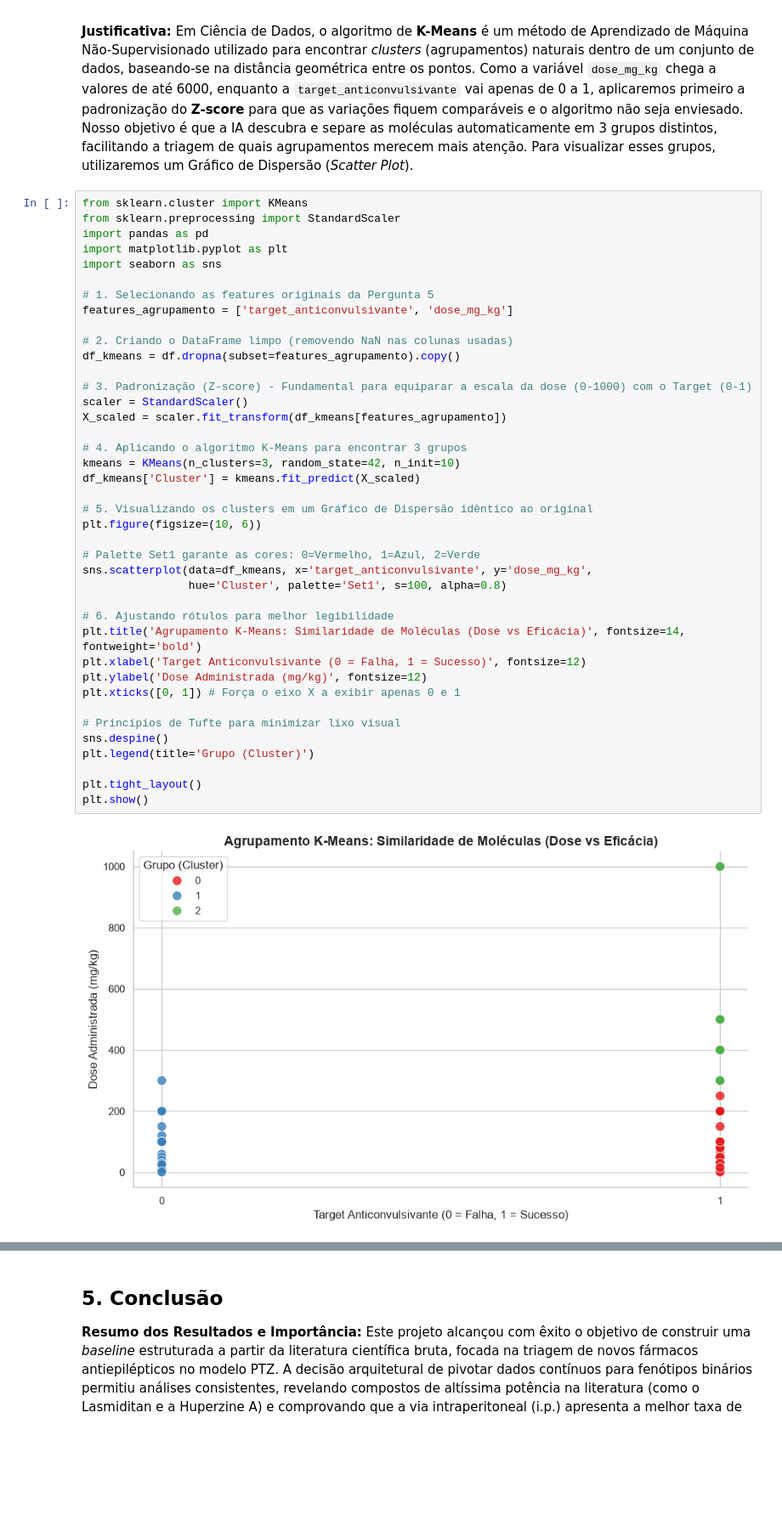
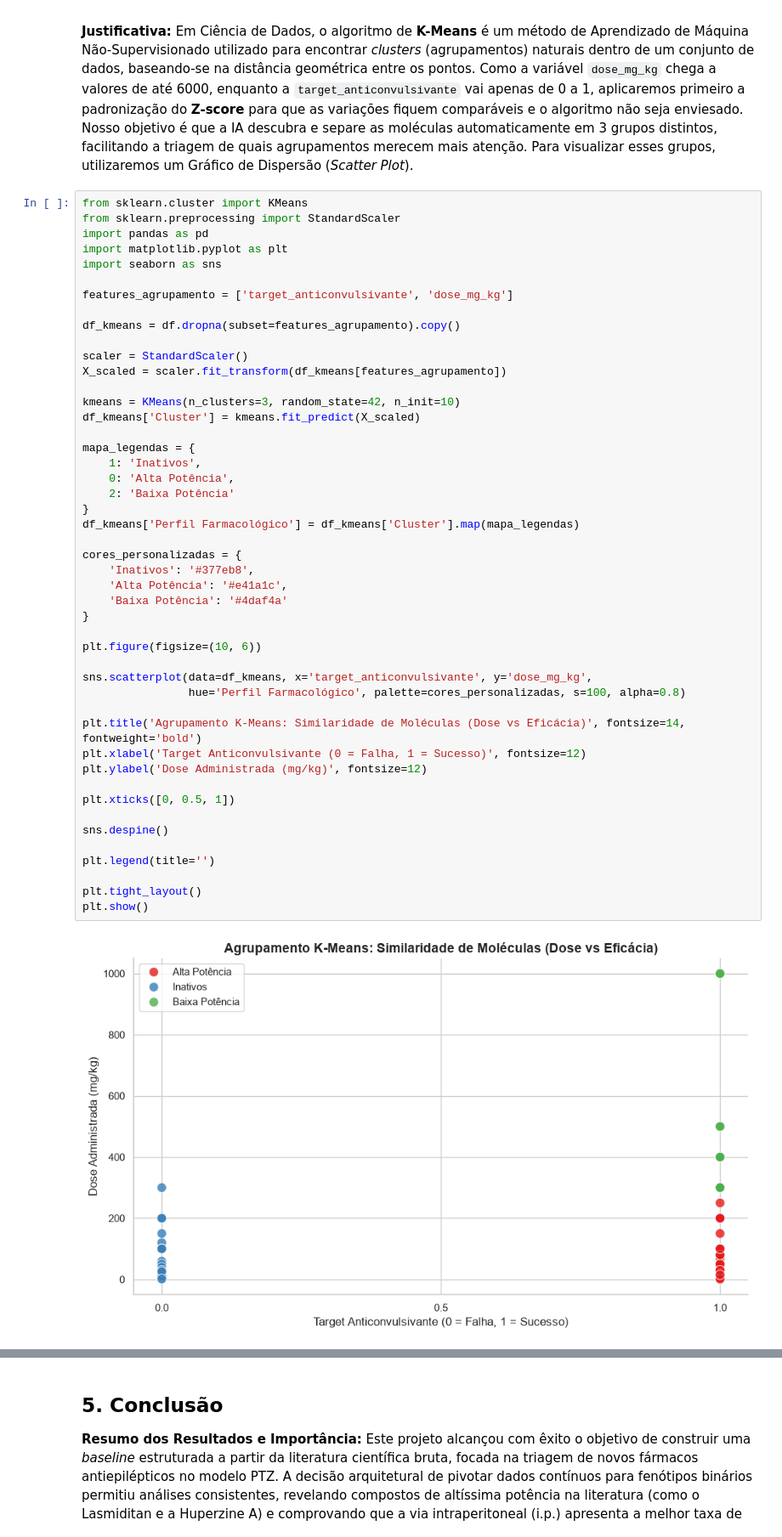
Before and after one commit to alefebm/icd-triagem-ptz, a Jupyter notebook: relatorio-final.ipynb, the cells around one changed output, grey strips where cells are left out. Shown at 85% size. Cells and saved outputs as stored; diff of their text form; blank space fills up the shorter version.

```diff
--- a/relatorio-final.ipynb
+++ b/relatorio-final.ipynb
@@ -244,45 +244,52 @@ Como a variável `dose_mg_kg` chega a valores de até 6000, enquanto a `target_a
 # %%
 from sklearn.cluster import KMeans
 from sklearn.preprocessing import StandardScaler
 import pandas as pd
 import matplotlib.pyplot as plt
 import seaborn as sns
 
-# 1. Selecionando as features originais da Pergunta 5
 features_agrupamento = ['target_anticonvulsivante', 'dose_mg_kg']
 
-# 2. Criando o DataFrame limpo (removendo NaN nas colunas usadas)
 df_kmeans = df.dropna(subset=features_agrupamento).copy()
 
-# 3. Padronização (Z-score) - Fundamental para equiparar a escala da dose (0-1000) com o Target (0-1)
 scaler = StandardScaler()
 X_scaled = scaler.fit_transform(df_kmeans[features_agrupamento])
 
-# 4. Aplicando o algoritmo K-Means para encontrar 3 grupos
 kmeans = KMeans(n_clusters=3, random_state=42, n_init=10)
 df_kmeans['Cluster'] = kmeans.fit_predict(X_scaled)
 
-# 5. Visualizando os clusters em um Gráfico de Dispersão idêntico ao original
+mapa_legendas = {
+    1: 'Inativos',
+    0: 'Alta Potência',
+    2: 'Baixa Potência'
+}
+df_kmeans['Perfil Farmacológico'] = df_kmeans['Cluster'].map(mapa_legendas)
+
+cores_personalizadas = {
+    'Inativos': '#377eb8',
+    'Alta Potência': '#e41a1c',
+    'Baixa Potência': '#4daf4a'
+}
+
 plt.figure(figsize=(10, 6))
 
-# Palette Set1 garante as cores: 0=Vermelho, 1=Azul, 2=Verde
 sns.scatterplot(data=df_kmeans, x='target_anticonvulsivante', y='dose_mg_kg',
-                hue='Cluster', palette='Set1', s=100, alpha=0.8)
+                hue='Perfil Farmacológico', palette=cores_personalizadas, s=100, alpha=0.8)
 
-# 6. Ajustando rótulos para melhor legibilidade
 plt.title('Agrupamento K-Means: Similaridade de Moléculas (Dose vs Eficácia)', fontsize=14, fontweight='bold')
 plt.xlabel('Target Anticonvulsivante (0 = Falha, 1 = Sucesso)', fontsize=12)
 plt.ylabel('Dose Administrada (mg/kg)', fontsize=12)
-plt.xticks([0, 1]) # Força o eixo X a exibir apenas 0 e 1
 
-# Princípios de Tufte para minimizar lixo visual
+plt.xticks([0, 0.5, 1])
+
 sns.despine()
-plt.legend(title='Grupo (Cluster)')
+
+plt.legend(title='')
 
 plt.tight_layout()
 plt.show()
 # %% [output]
-[figure, old version]
+[figure, new version]
 # %% [markdown]
 **Conclusão da Pergunta 5:**
 Analisando o Gráfico de Dispersão, observamos a formação clara de três *clusters* ditados pela relação entre a dose e o desfecho de eficácia (0 = Sem Resposta, 1 = Com Resposta):
```
Also changed, not shown: parts of 1 cell of this notebook.
